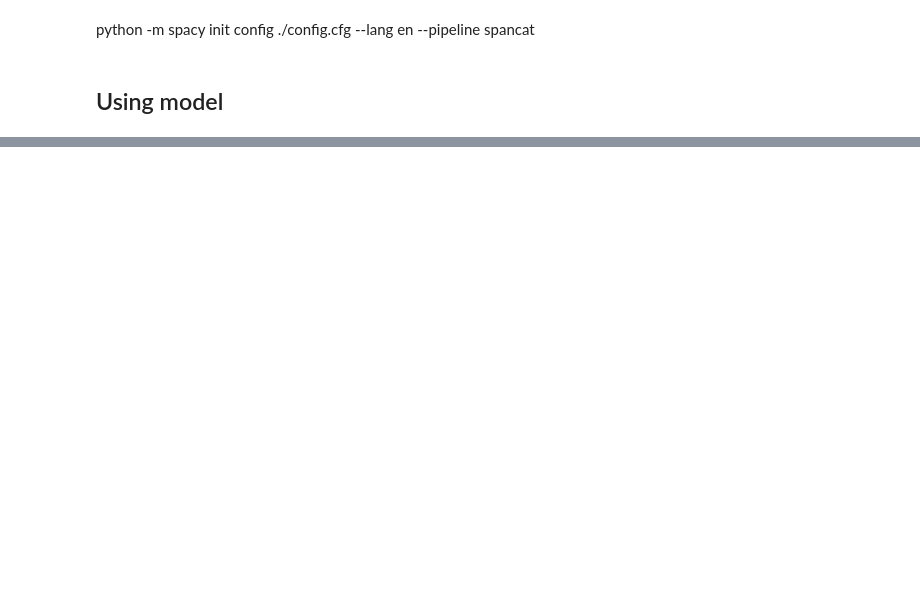
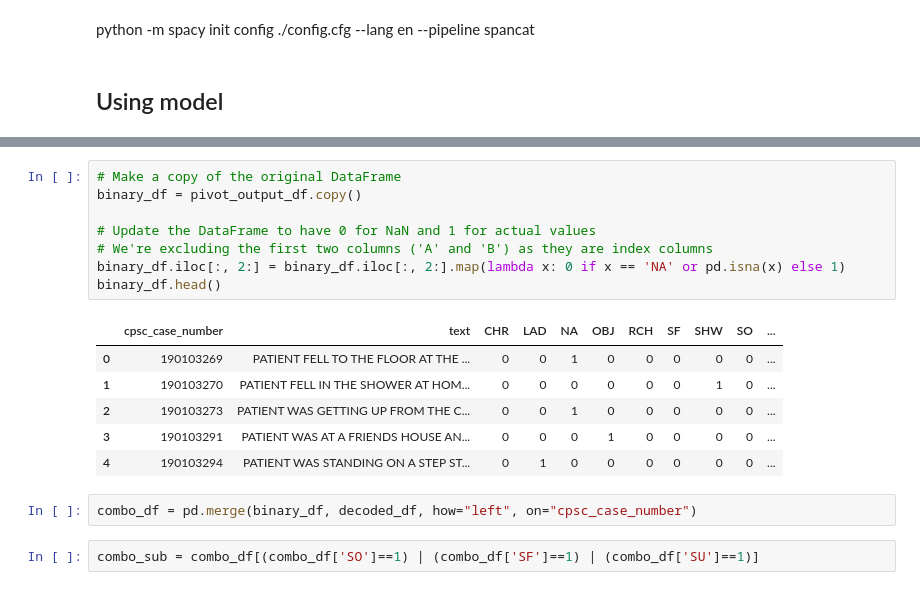
Before and after one commit to wendysphillips/Falling_analysis, a Jupyter notebook: code/fall_model_building_multiple_cats.ipynb, the cells around one changed output, grey strips where cells are left out. Cells and saved outputs as stored; diff of their text form; blank space fills up the shorter version.

```diff
--- a/code/fall_model_building_multiple_cats.ipynb
+++ b/code/fall_model_building_multiple_cats.ipynb
@@ -228,0 +520,19 @@ output_df.to_csv("predictions_1017.csv")
+# %%
+# Make a copy of the original DataFrame
+binary_df = pivot_output_df.copy()
+
+# Update the DataFrame to have 0 for NaN and 1 for actual values
+# We're excluding the first two columns ('A' and 'B') as they are index columns
+binary_df.iloc[:, 2:] = binary_df.iloc[:, 2:].map(lambda x: 0 if x == 'NA' or pd.isna(x) else 1)
+binary_df.head()
+# %% [output]
+|  | cpsc_case_number | text | CHR | LAD | NA | OBJ | RCH | SF | SHW | SO | ... |
+| 0 | 190103269 | PATIENT FELL TO THE FLOOR AT THE ... | 0 | 0 | 1 | 0 | 0 | 0 | 0 | 0 | ... |
+| 1 | 190103270 | PATIENT FELL IN THE SHOWER AT HOM... | 0 | 0 | 0 | 0 | 0 | 0 | 1 | 0 | ... |
+| 2 | 190103273 | PATIENT WAS GETTING UP FROM THE C... | 0 | 0 | 1 | 0 | 0 | 0 | 0 | 0 | ... |
+| 3 | 190103291 | PATIENT WAS AT A FRIENDS HOUSE AN... | 0 | 0 | 0 | 1 | 0 | 0 | 0 | 0 | ... |
+| 4 | 190103294 | PATIENT WAS STANDING ON A STEP ST... | 0 | 1 | 0 | 0 | 0 | 0 | 0 | 0 | ... |
+# %%
+combo_df = pd.merge(binary_df, decoded_df, how="left", on="cpsc_case_number")
+# %%
+combo_sub = combo_df[(combo_df['SO']==1) | (combo_df['SF']==1) | (combo_df['SU']==1)]
```
Also changed, not shown: parts of 57 cells of this notebook.
